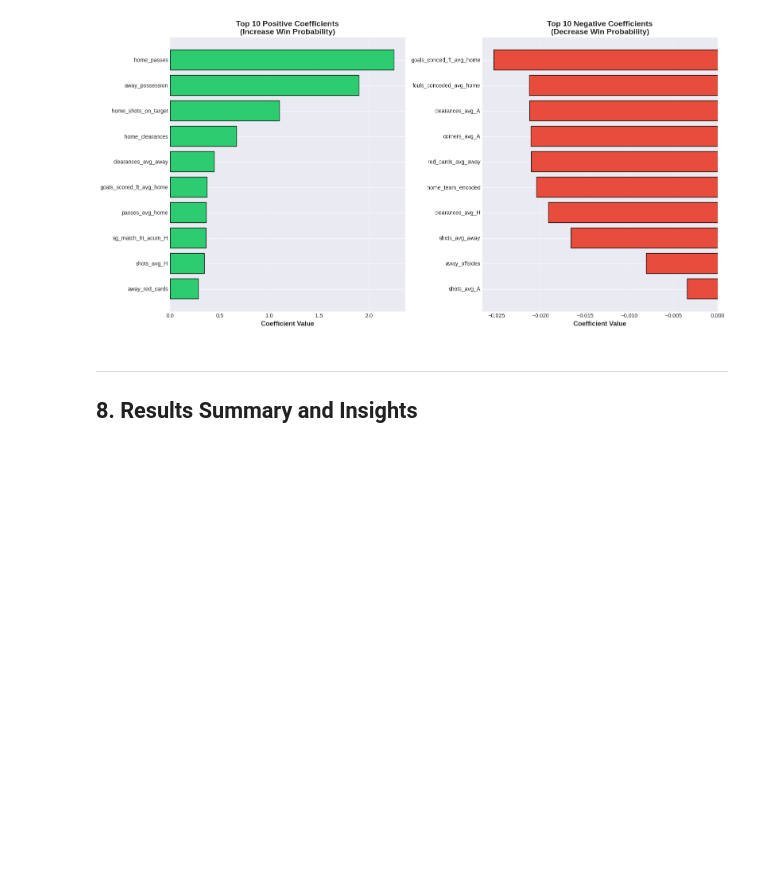
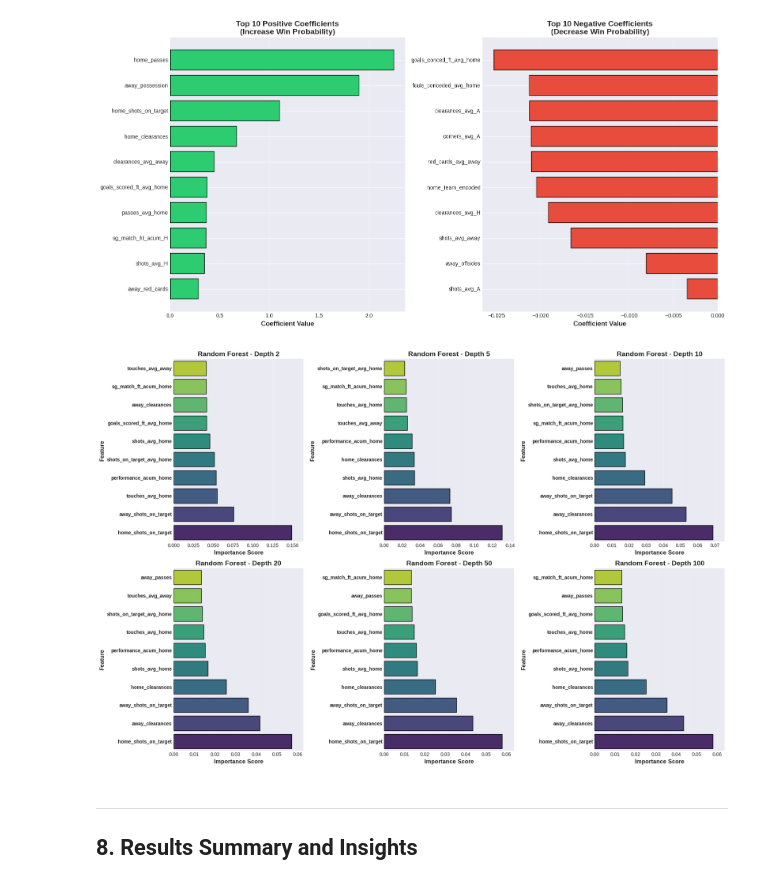
Before and after one commit to Eaglethatlives/Individual-Assignment-Machine-Learning-Tutorial, a Jupyter notebook: Enhanced_Tutorial_Logistic_Regression_vs_Random_Forests.ipynb, the cells around one changed output. Cells and saved outputs as stored; diff of their text form; code cells hidden in the pictures; blank space fills up the shorter version.

```diff
--- a/Enhanced_Tutorial_Logistic_Regression_vs_Random_Forests.ipynb
+++ b/Enhanced_Tutorial_Logistic_Regression_vs_Random_Forests.ipynb
@@ -727,6 +761,47 @@ shots_avg_H                                  0.3447     ↑ Increases win probab
 home_red_cards                              -0.3169     ↓ Decreases win probability
 goals_conced_ht_avg_home                    -0.2934     ↓ Decreases win probability
 [figure]
+# %%
+depths = [2, 5, 10, 20, 50, 100]
+fig, ax = plt.subplots(2, 3, figsize=(18, 12)) # Changed to 2 rows, 3 columns
+
+for i, depth in enumerate(depths):
+    rf = RandomForestClassifier(n_estimators=100, max_depth= depth, random_state=42)
+    rf.fit(X_train, y_train)
+
+    # Calculate row and column for the 2D ax array
+    row = i // 3  # Integer division to get the row index
+    col = i % 3   # Modulo to get the column index
+
+    current_ax = ax[row, col]
+
+    # Calculate feature importance for the current model
+    feature_importance_current = pd.DataFrame({
+        'feature': X_train.columns,
+        'importance': rf.feature_importances_
+    }).sort_values('importance', ascending=False)
+
+    # Select top N features (e.g., top 10) for cleaner visualization
+    top_n_features = 10
+    plot_data = feature_importance_current.head(top_n_features)
+
+    # Use seaborn barplot for potentially better aesthetics
+    sns.barplot(x='importance', y='feature', data=plot_data, ax=current_ax, palette='viridis', edgecolor='black')
+
+    current_ax.set_title(f'Random Forest - Depth {depth}', fontsize=14, fontweight='bold')
+    current_ax.set_xlabel('Importance Score', fontsize=12, fontweight='bold')
+    current_ax.set_ylabel('Feature', fontsize=12, fontweight='bold') # Changed label for y-axis
+    current_ax.grid(axis='x', alpha=0.3) # Grid on x-axis makes more sense for horizontal bars
+    current_ax.set_xlim(0, plot_data['importance'].max() * 1.1) # Set x-axis limit based on max importance
+    # Invert y-axis to have the most important feature at the top
+    current_ax.invert_yaxis()
+    # Set y-axis tick labels to bold for better readability
+    current_ax.set_yticklabels(current_ax.get_yticklabels(), fontweight='bold')
+
+plt.tight_layout()
+plt.show()
+# %% [output]
+[figure, added]
 # %% [markdown]
 ---
 ## 8. Results Summary and Insights <a id="8-results"></a>
```
Also changed, not shown: parts of 6 cells of this notebook.
